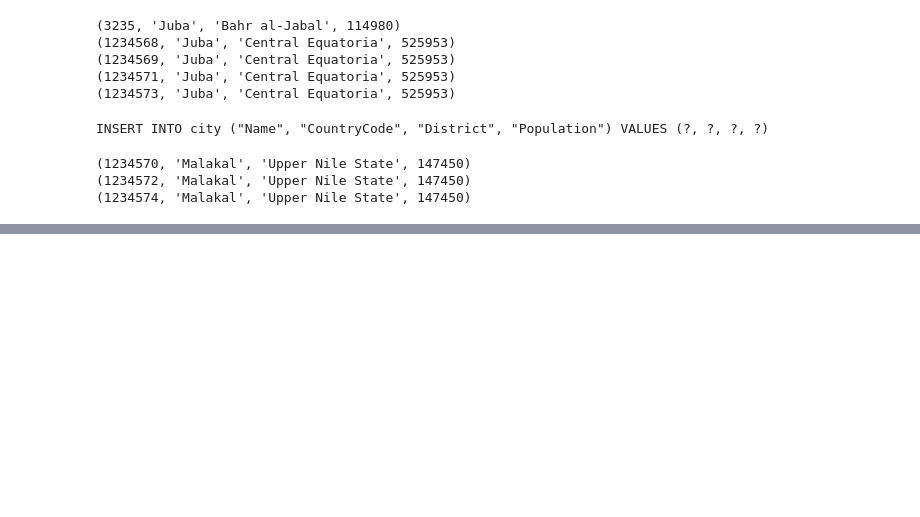
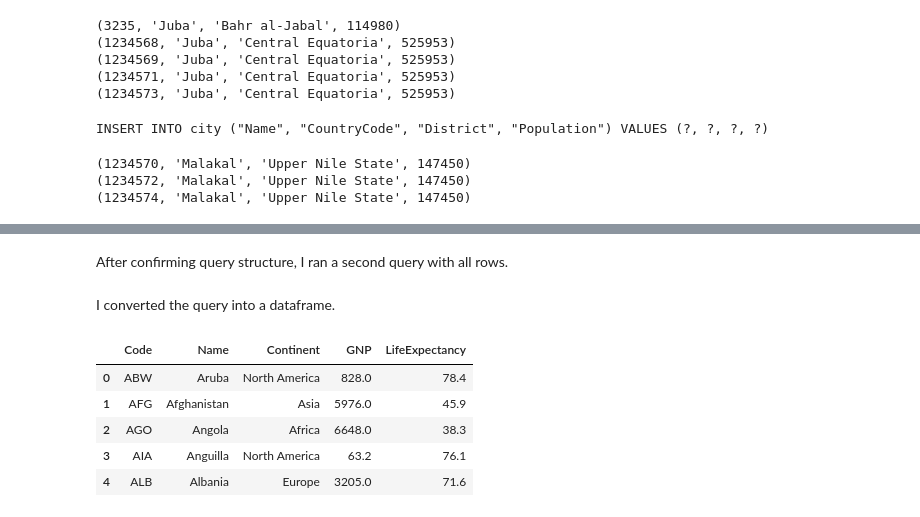
Before and after one commit to kkleckner/Problem_Set5, a Jupyter notebook: ps5.ipynb, the cells around one changed output, grey strips where cells are left out. Cells and saved outputs as stored; diff of their text form; code cells hidden in the pictures; blank space fills up the shorter version.

```diff
--- a/ps5.ipynb
+++ b/ps5.ipynb
@@ -187,0 +265,2 @@ for row in result:
+# %% [markdown]
+After confirming query structure, I ran a second query with all rows.
@@ -187,0 +271,15 @@ for row in result:
+# %% [markdown]
+I converted the query into a dataframe.
+# %%
+import pandas as pd #load pandas module
+
+df=pd.read_sql(query2, conn) #create dataframe from query2 above
+
+df.head() #check dataframe structure
+# %% [output]
+|  | Code | Name | Continent | GNP | LifeExpectancy |
+| 0 | ABW | Aruba | North America | 828.0 | 78.4 |
+| 1 | AFG | Afghanistan | Asia | 5976.0 | 45.9 |
+| 2 | AGO | Angola | Africa | 6648.0 | 38.3 |
+| 3 | AIA | Anguilla | North America | 63.2 | 76.1 |
+| 4 | ALB | Albania | Europe | 3205.0 | 71.6 |
```
Also changed, not shown: parts of 14 cells of this notebook.
